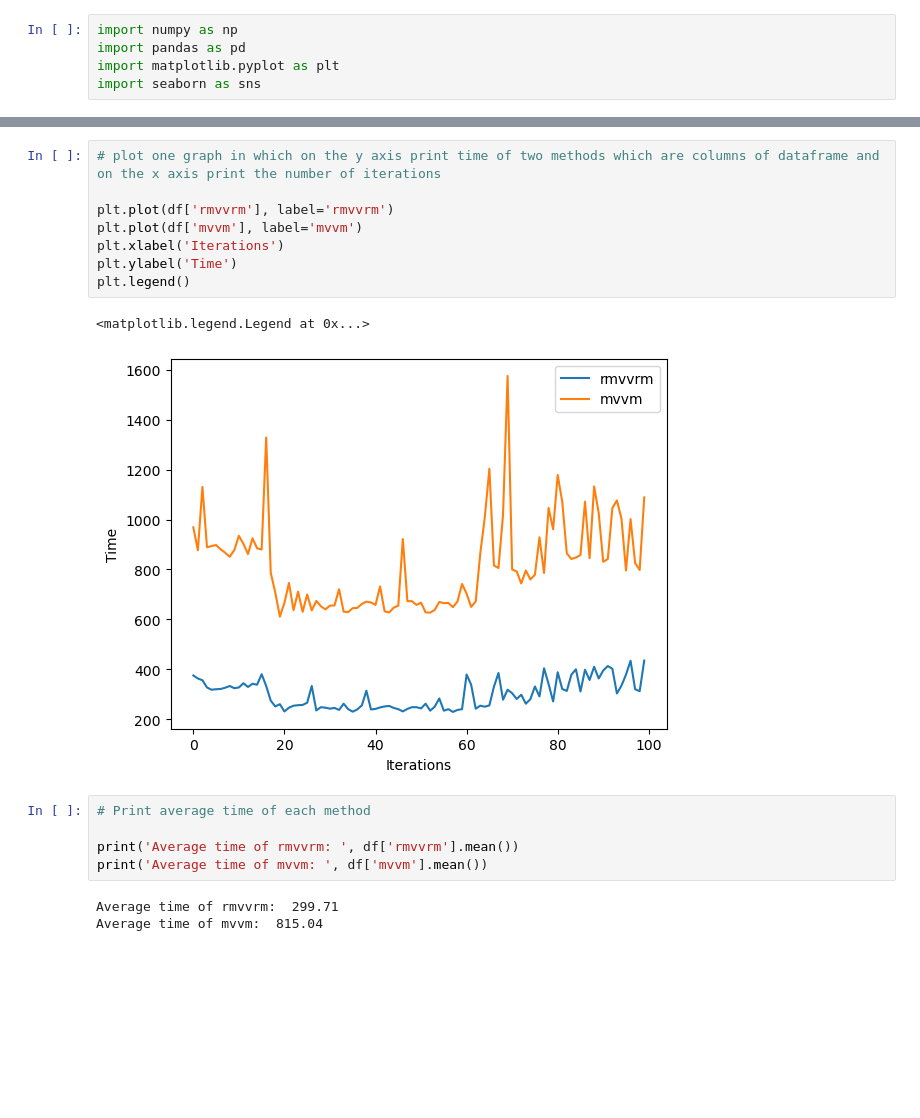
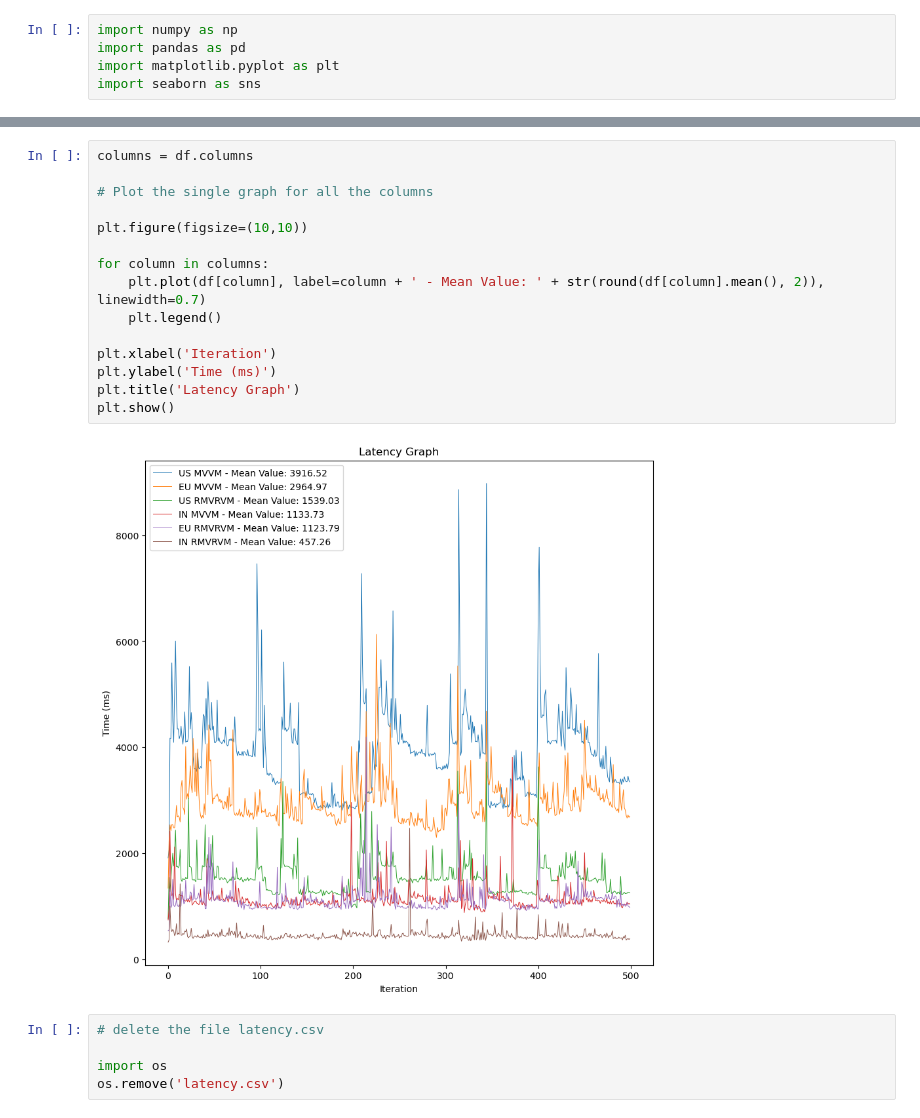
Before and after one commit to omp217/BMP, a Jupyter notebook: latency-testing/main.ipynb, the cells around one changed output, grey strips where cells are left out. Drawn from its saved outputs; the diff is of its cells as text; blank space fills up the shorter version.

```diff
--- a/latency-testing/main.ipynb
+++ b/latency-testing/main.ipynb
@@ -20,19 +21,22 @@ df.head()
-# %%
-# plot one graph in which on the y axis print time of two methods which are columns of dataframe and on the x axis print the number of iterations
-
-plt.plot(df['rmvvrm'], label='rmvvrm')
-plt.plot(df['mvvm'], label='mvvm')
-plt.xlabel('Iterations')
-plt.ylabel('Time')
-plt.legend()
-# %% [output]
-<matplotlib.legend.Legend at 0x...>
-[figure, removed]
-# %%
-# Print average time of each method
-
-print('Average time of rmvvrm: ', df['rmvvrm'].mean())
-print('Average time of mvvm: ', df['mvvm'].mean())
-# %% [output]
-Average time of rmvvrm:  299.71
-Average time of mvvm:  815.04
+# %%
+columns = df.columns
+
+# Plot the single graph for all the columns
+
+plt.figure(figsize=(10,10))
+
+for column in columns:
+    plt.plot(df[column], label=column + ' - Mean Value: ' + str(round(df[column].mean(), 2)), linewidth=0.7)
+    plt.legend()
+
+plt.xlabel('Iteration')
+plt.ylabel('Time (ms)')
+plt.title('Latency Graph')
+plt.show()
+# %% [output]
+[figure, added]
+# %%
+# delete the file latency.csv
+
+import os
+os.remove('latency.csv')
```
Also changed, not shown: parts of 1 cell of this notebook, 1 other file.
